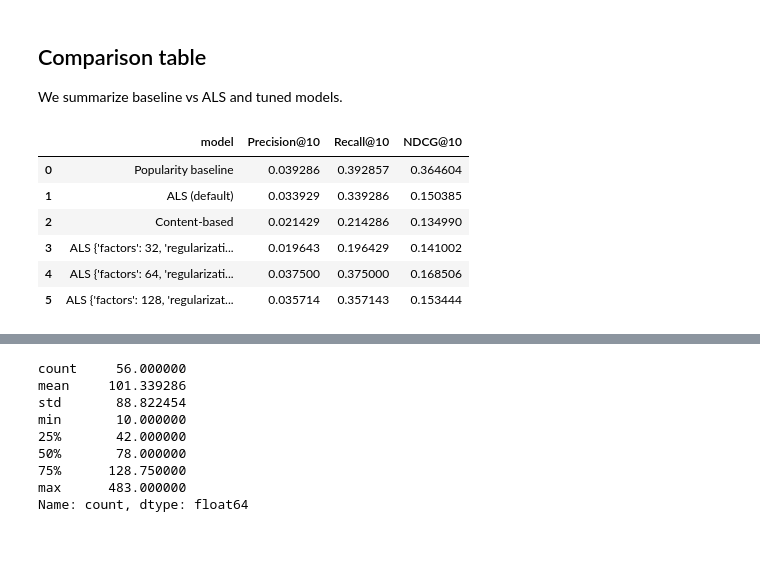
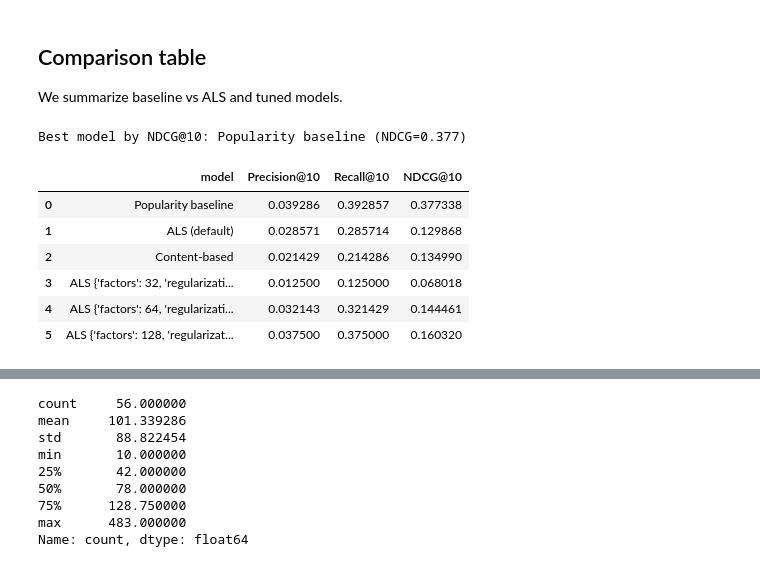
Before and after one commit to Jopsakee/SteamRecProject, a Jupyter notebook: csharp/SteamRec.ML/notebook.ipynb, the cells around one changed output, grey strips where cells are left out. Cells and saved outputs as stored; diff of their text form; code cells hidden in the pictures.

```diff
--- a/csharp/SteamRec.ML/notebook.ipynb
+++ b/csharp/SteamRec.ML/notebook.ipynb
@@ -166,6 +166,7 @@ user_index = {u:i for i,u in enumerate(user_ids)}
 item_index = {a:i for i,a in enumerate(item_ids)}
 inv_item_index = {i:a for a,i in item_index.items()}
 
+train_rows = train_rows.copy()
 train_rows["u_idx"] = train_rows["SteamId"].map(user_index)
 train_rows["i_idx"] = train_rows["AppId"].map(item_index)
 
@@ -181,7 +182,8 @@ This is used to compare against more complex models.
 popularity = train_rows.groupby("AppId")["implicit_rating"].sum().sort_values(ascending=False)
 
 def recommend_popular(user_id, k=10):
-    return popularity.index[:k].tolist()
+    seen = set(train_rows[train_rows["SteamId"] == user_id]["AppId"])
+    return [appid for appid in popularity.index if appid not in seen][:k]
 # %% [markdown]
 ## Evaluation Metrics (Precision@K, Recall@K, NDCG@K)
 These metrics measure ranking quality.
@@ -231,5 +233,37 @@ We use the `implicit` library to train Alternating Least Squares (matrix factori
 # %%
 from implicit.als import AlternatingLeastSquares
 
+# Rebuild matrices from current train_rows
+user_ids = train_rows["SteamId"].unique()
+item_ids = train_rows["AppId"].unique()
+
+user_index = {u:i for i,u in enumerate(user_ids)}
+item_index = {a:i for i,a in enumerate(item_ids)}
+inv_item_index = {i:a for a,i in item_index.items()}
+
+train_rows = train_rows.copy()
+train_rows["u_idx"] = train_rows["SteamId"].map(user_index)
+train_rows["i_idx"] = train_rows["AppId"].map(item_index)
+
+matrix = csr_matrix(
+    (train_rows["implicit_rating"], (train_rows["u_idx"], train_rows["i_idx"])),
+    shape=(len(user_ids), len(item_ids))
+)
+
+# ✅ Train on user-item matrix (NOT transposed)
 als = AlternatingLeastSquares(factors=64, regularization=0.05, iterations=20)
-als.fit(matrix.T)  # implicit expects item-user matrix
+als.fit(matrix)
+
+print("matrix shape (users, items):", matrix.shape)
+print("als user_factors:", als.user_factors.shape)   # should be (users, factors)
+print("als item_factors:", als.item_factors.shape)   # should be (items, factors)
+
+def recommend_als(user_id, k=10):
+    if user_id not in user_index:
+        return []
+    uid = user_index[user_id]
+    ids, scores = als.recommend(uid, matrix[uid], N=k)
+    return [inv_item_index[int(i)] for i in ids if int(i) in inv_item_index]
+
+als_scores = evaluate_model(recommend_als, k=10)
+als_scores
@@ -280,15 +291,12 @@ for params in param_grid:
         regularization=params["regularization"],
         iterations=20
     )
-    # IMPORTANT: train on matrix (users x items), not matrix.T
     model.fit(matrix)
 
     def recommend_tmp(user_id, k=10):
         if user_id not in user_index:
             return []
         uid = user_index[user_id]
-        if uid >= model.user_factors.shape[0]:
-            return []
         ids, scores = model.recommend(uid, matrix[uid], N=k)
         return [inv_item_index[int(i)] for i in ids if int(i) in inv_item_index]
 
@@ -402,19 +408,23 @@ We summarize baseline vs ALS and tuned models.
 # %%
 summary = pd.DataFrame([
     {"model": "Popularity baseline", "Precision@10": baseline_scores[0], "Recall@10": baseline_scores[1], "NDCG@10": baseline_scores[2]},
     {"model": "ALS (default)", "Precision@10": als_scores[0], "Recall@10": als_scores[1], "NDCG@10": als_scores[2]},
     {"model": "Content-based", "Precision@10": content_scores[0], "Recall@10": content_scores[1], "NDCG@10": content_scores[2]},
 ] + [
     {"model": f"ALS {params}", "Precision@10": score[0], "Recall@10": score[1], "NDCG@10": score[2]}
     for params, score in results
 ])
 
+best = summary.loc[summary["NDCG@10"].idxmax()]
+print(f"Best model by NDCG@10: {best['model']} (NDCG={best['NDCG@10']:.3f})")
+
 summary
 # %% [output]
+Best model by NDCG@10: Popularity baseline (NDCG=0.377)
 |  | model | Precision@10 | Recall@10 | NDCG@10 |
-| 0 | Popularity baseline | 0.039286 | 0.392857 | 0.364604 |
-| 1 | ALS (default) | 0.033929 | 0.339286 | 0.150385 |
+| 0 | Popularity baseline | 0.039286 | 0.392857 | 0.377338 |
+| 1 | ALS (default) | 0.028571 | 0.285714 | 0.129868 |
 | 2 | Content-based | 0.021429 | 0.214286 | 0.134990 |
-| 3 | ALS {'factors': 32, 'regularizati... | 0.019643 | 0.196429 | 0.141002 |
-| 4 | ALS {'factors': 64, 'regularizati... | 0.037500 | 0.375000 | 0.168506 |
-| 5 | ALS {'factors': 128, 'regularizat... | 0.035714 | 0.357143 | 0.153444 |
+| 3 | ALS {'factors': 32, 'regularizati... | 0.012500 | 0.125000 | 0.068018 |
+| 4 | ALS {'factors': 64, 'regularizati... | 0.032143 | 0.321429 | 0.144461 |
+| 5 | ALS {'factors': 128, 'regularizat... | 0.037500 | 0.375000 | 0.160320 |
```
Also changed, not shown: parts of 8 cells of this notebook, 4 other files.
